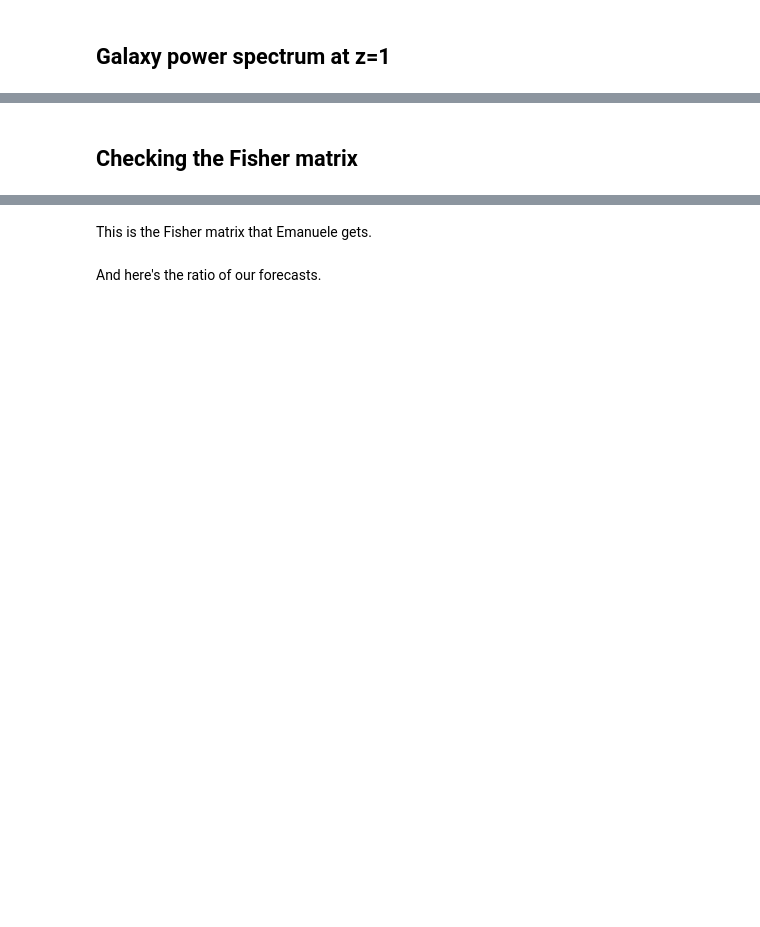
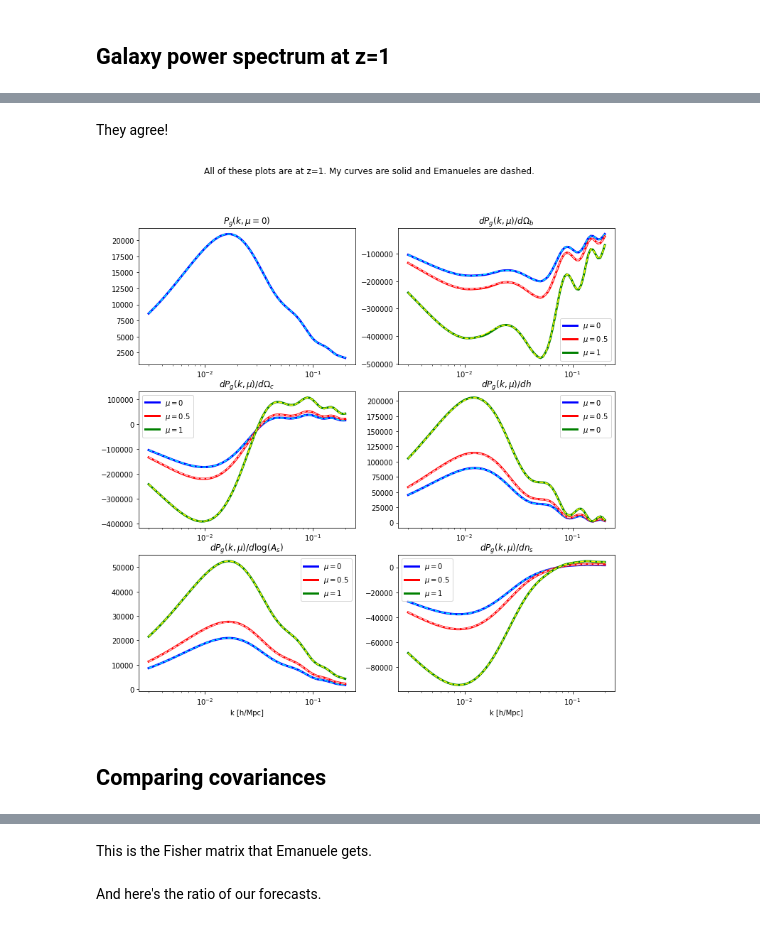
Before and after one commit to NoahSailer/FishLSS, a Jupyter notebook: Comparison with Emanuele's Fisher matrix.ipynb, the cells around one changed output, grey strips where cells are left out. Cells and saved outputs as stored; diff of their text form; code cells hidden in the pictures; blank space fills up the shorter version.

```diff
--- a/Comparison with Emanuele's Fisher matrix.ipynb
+++ b/Comparison with Emanuele's Fisher matrix.ipynb
@@ -227,2 +237,64 @@ plt.savefig('output/galaxy_power_spectrum_z1.pdf')
-# %% [markdown]
-## Checking the Fisher matrix
+# %% [markdown]
+They agree!
+# %%
+fig, axs = plt.subplots(3, 2,figsize=(12,12))
+axs[0,0].semilogx(kk,Noah_p_fid_galaxy_1_0(kk),c='b',lw=3.)
+axs[0,0].semilogx(kk,Eman_p_fid_galaxy_1(kk),c='cyan',ls='--')
+axs[0,0].set_title(r'$P_g(k,\mu=0)$')
+
+axs[0,1].semilogx(kk,Noah_dPdomega_b_galaxy_1_0_brute(kk),c='b',lw=3.,label=r'$\mu=0$')
+axs[0,1].semilogx(kk,Eman_dlnPdomega_b_galaxy_1_0(kk)*Eman_p_fid_galaxy_1(kk),c='cyan',ls='--')
+axs[0,1].semilogx(kk,Noah_dPdomega_b_galaxy_1_5_brute(kk),c='r',lw=3.,label=r'$\mu=0.5$')
+axs[0,1].semilogx(kk,Eman_dlnPdomega_b_galaxy_1_5(kk),c='pink',ls='--')
+axs[0,1].semilogx(kk,Noah_dPdomega_b_galaxy_1_1_brute(kk),c='g',lw=3.,label=r'$\mu=1$')
+axs[0,1].semilogx(kk,Eman_dlnPdomega_b_galaxy_1_1(kk),c='yellow',ls='--')
+axs[0,1].set_title(r'$dP_g(k,\mu)/d\Omega_b$')
+
+axs[1,0].semilogx(kk,Noah_dPdomega_cdm_galaxy_1_0_brute(kk),c='b',lw=3.,label=r'$\mu=0$')
+axs[1,0].semilogx(kk,Eman_dlnPdomega_cdm_galaxy_1_0(kk)*Eman_p_fid_galaxy_1(kk),c='cyan',ls='--')
+axs[1,0].semilogx(kk,Noah_dPdomega_cdm_galaxy_1_5_brute(kk),c='r',lw=3.,label=r'$\mu=0.5$')
+axs[1,0].semilogx(kk,Eman_dlnPdomega_cdm_galaxy_1_5(kk),c='pink',ls='--')
+axs[1,0].semilogx(kk,Noah_dPdomega_cdm_galaxy_1_1_brute(kk),c='g',lw=3.,label=r'$\mu=1$')
+axs[1,0].semilogx(kk,Eman_dlnPdomega_cdm_galaxy_1_1(kk),c='yellow',ls='--')
+axs[1,0].set_title(r'$dP_g(k,\mu)/d\Omega_c$')
+
+axs[1,1].semilogx(kk,Noah_dPdh_galaxy_1_0_brute(kk),c='b',lw=3.,label=r'$\mu=0$')
+axs[1,1].semilogx(kk,Eman_dlnPdh_galaxy_1_0(kk)*Eman_p_fid_galaxy_1(kk),c='cyan',ls='--')
+axs[1,1].semilogx(kk,Noah_dPdh_galaxy_1_5_brute(kk),c='r',lw=3.,label=r'$\mu=0.5$')
+axs[1,1].semilogx(kk,Eman_dlnPdh_galaxy_1_5(kk),c='pink',ls='--')
+axs[1,1].semilogx(kk,Noah_dPdh_galaxy_1_1_brute(kk),c='g',lw=3.,label=r'$\mu=0$')
+axs[1,1].semilogx(kk,Eman_dlnPdh_galaxy_1_1(kk),c='yellow',ls='--')
+axs[1,1].set_title(r'$dP_g(k,\mu)/dh$')
+
+axs[2,0].semilogx(kk,Noah_p_fid_galaxy_1_0(kk),c='b',lw=3.,label=r'$\mu=0$')
+axs[2,0].semilogx(kk,Eman_dlnPdlogA_s_galaxy_1_0(kk)*Eman_p_fid_galaxy_1(kk),c='cyan',ls='--')
+axs[2,0].semilogx(kk,Noah_p_fid_galaxy_1_5(kk),c='r',lw=3.,label=r'$\mu=0.5$')
+axs[2,0].semilogx(kk,Eman_dlnPdlogA_s_galaxy_1_5(kk),c='pink',ls='--')
+axs[2,0].semilogx(kk,Noah_p_fid_galaxy_1_1(kk),c='g',lw=3.,label=r'$\mu=1$')
+axs[2,0].semilogx(kk,Eman_dlnPdlogA_s_galaxy_1_1(kk),c='yellow',ls='--')
+axs[2,0].set_title(r'$dP_g(k,\mu)/d\log(A_s)$')
+
+axs[2,1].semilogx(kk,Noah_dPdn_s_galaxy_1_0_brute(kk),c='b',lw=3.,label=r'$\mu=0$')
+axs[2,1].semilogx(kk,Eman_dlnPdn_s_galaxy_1_0(kk)*Eman_p_fid_galaxy_1(kk),c='cyan',ls='--')
+axs[2,1].semilogx(kk,Noah_dPdn_s_galaxy_1_5_brute(kk),c='r',lw=3.,label=r'$\mu=0.5$')
+axs[2,1].semilogx(kk,Eman_dlnPdn_s_galaxy_1_5(kk),c='pink',ls='--')
+axs[2,1].semilogx(kk,Noah_dPdn_s_galaxy_1_1_brute(kk),c='g',lw=3.,label=r'$\mu=1$')
+axs[2,1].semilogx(kk,Eman_dlnPdn_s_galaxy_1_1(kk),c='yellow',ls='--')
+
+axs[2,1].set_title(r'$dP_g(k,\mu)/dn_s$')
+
+axs[0,1].legend(loc=0.)
+axs[1,0].legend(loc=0.)
+axs[1,1].legend(loc=0.)
+axs[2,0].legend(loc=0.)
+axs[2,1].legend(loc=0.)
+
+axs[2,0].set_xlabel('k [h/Mpc]')
+axs[2,1].set_xlabel('k [h/Mpc]')
+
+fig.suptitle('All of these plots are at z=1. My curves are solid and Emanueles are dashed.')
+plt.savefig('output/galaxy_power_spectrum_z1.pdf')
+# %% [output]
+[figure, added]
+# %% [markdown]
+## Comparing covariances
```
Also changed, not shown: parts of 60 cells of this notebook, 16 other files.
